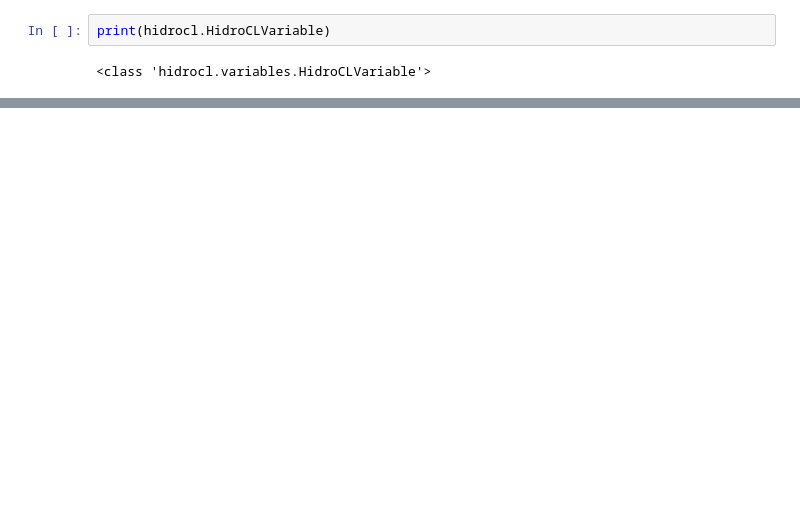
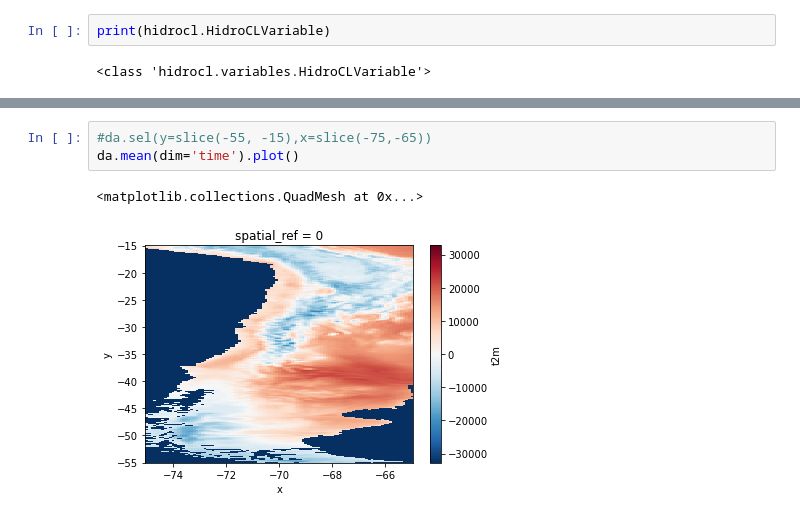
Before and after one commit to MeteorologiaUV/HidroCL-OOP, a Jupyter notebook: local_tests.ipynb, the cells around one changed output, grey strips where cells are left out. Cells and saved outputs as stored; diff of their text form; blank space fills up the shorter version.

```diff
--- a/local_tests.ipynb
+++ b/local_tests.ipynb
@@ -243,0 +77,6 @@ Time elapsed for A2022113: 84 seconds
+# %%
+#da.sel(y=slice(-55, -15),x=slice(-75,-65))
+da.mean(dim='time').plot()
+# %% [output]
+<matplotlib.collections.QuadMesh at 0x...>
+[figure, added]
```
Also changed, not shown: parts of 190 cells of this notebook, 7 other files.
